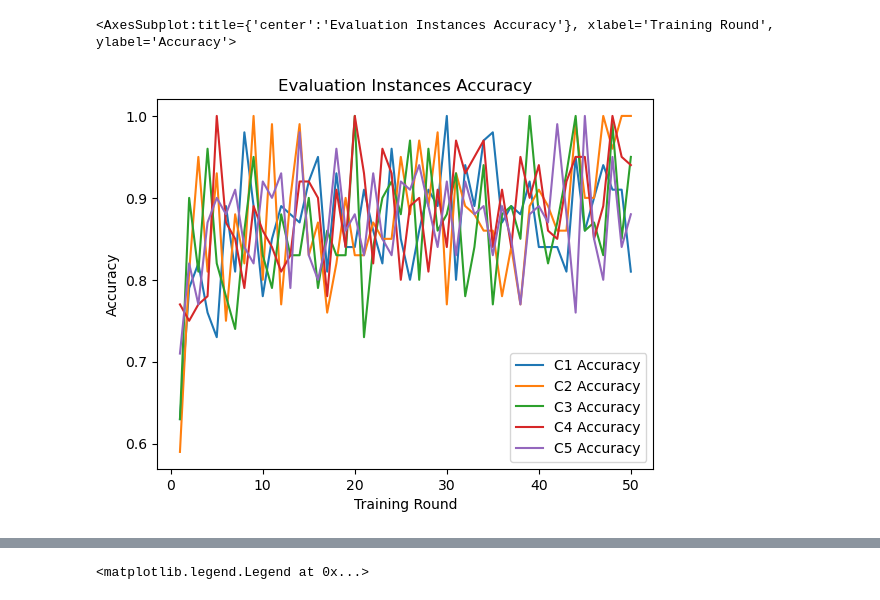
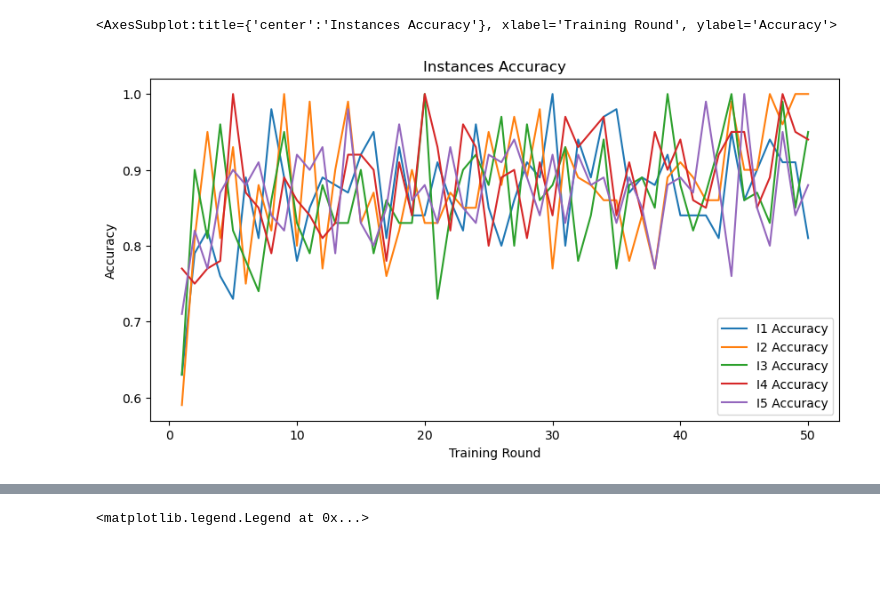
Before and after one commit to MKZuziak/ExpeRespo, a Jupyter notebook: Model_I_SImulation/Jupyter_Analysis/31.10.2022.ipynb, the cells around one changed output, grey strips where cells are left out. Drawn from its saved outputs; the diff is of its cells as text; code cells hidden in the pictures; blank space fills up the shorter version.

```diff
--- a/Model_I_SImulation/Jupyter_Analysis/31.10.2022.ipynb
+++ b/Model_I_SImulation/Jupyter_Analysis/31.10.2022.ipynb
@@ -15,8 +15,8 @@ server_metrics.plot(xlabel='Training Round', ylabel='Accuracy', title="Server ac
 path = r"C:\Users\macie\OneDrive\Dokumenty\GitHub\ExpeRespo\Model_I_SImulation\Metrics\Aggregated_Metrics.csv"
 columns = []
 for i in range(5):
-    columns.append("C{} Accuracy".format((i+1)))
+    columns.append("I{} Accuracy".format((i+1)))
 for i in range(5):
-    columns.append("C{} Number of examples".format((i+1)))
+    columns.append("I{} Number of examples".format((i+1)))
 client_metrics = pd.read_csv(path, index_col=0, names=columns)
 # %%
@@ -42,5 +31,5 @@ client_metrics
 # %%
-client_metrics.iloc[:, 0:5].plot(xlabel='Training Round', ylabel='Accuracy', title="Evaluation Instances Accuracy")
+client_metrics.iloc[:, 0:5].plot(xlabel='Training Round', ylabel='Accuracy', title="Instances Accuracy", figsize=(10, 5))
 # %% [output]
-<AxesSubplot:title={'center':'Evaluation Instances Accuracy'}, xlabel='Training Round', ylabel='Accuracy'>
+<AxesSubplot:title={'center':'Instances Accuracy'}, xlabel='Training Round', ylabel='Accuracy'>
-[figure, old version]
+[figure, new version]
```
Also changed, not shown: parts of 13 cells of this notebook.
